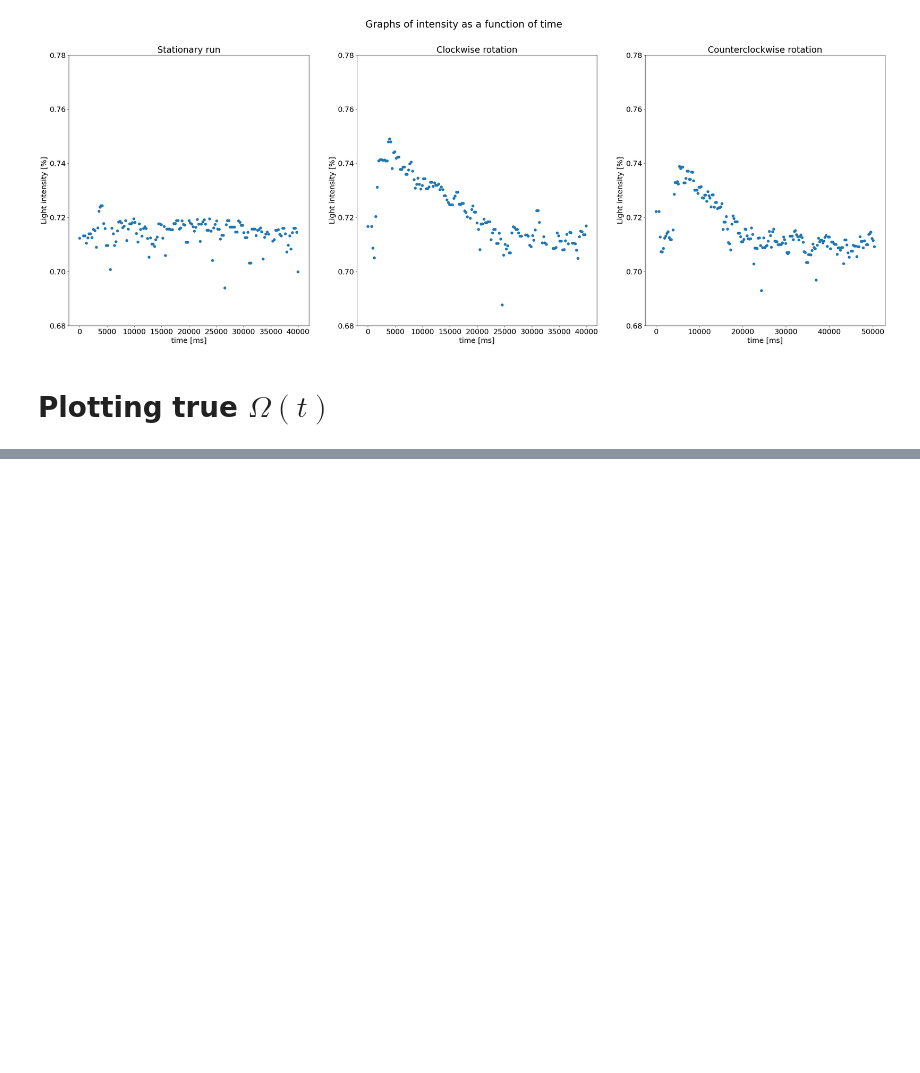
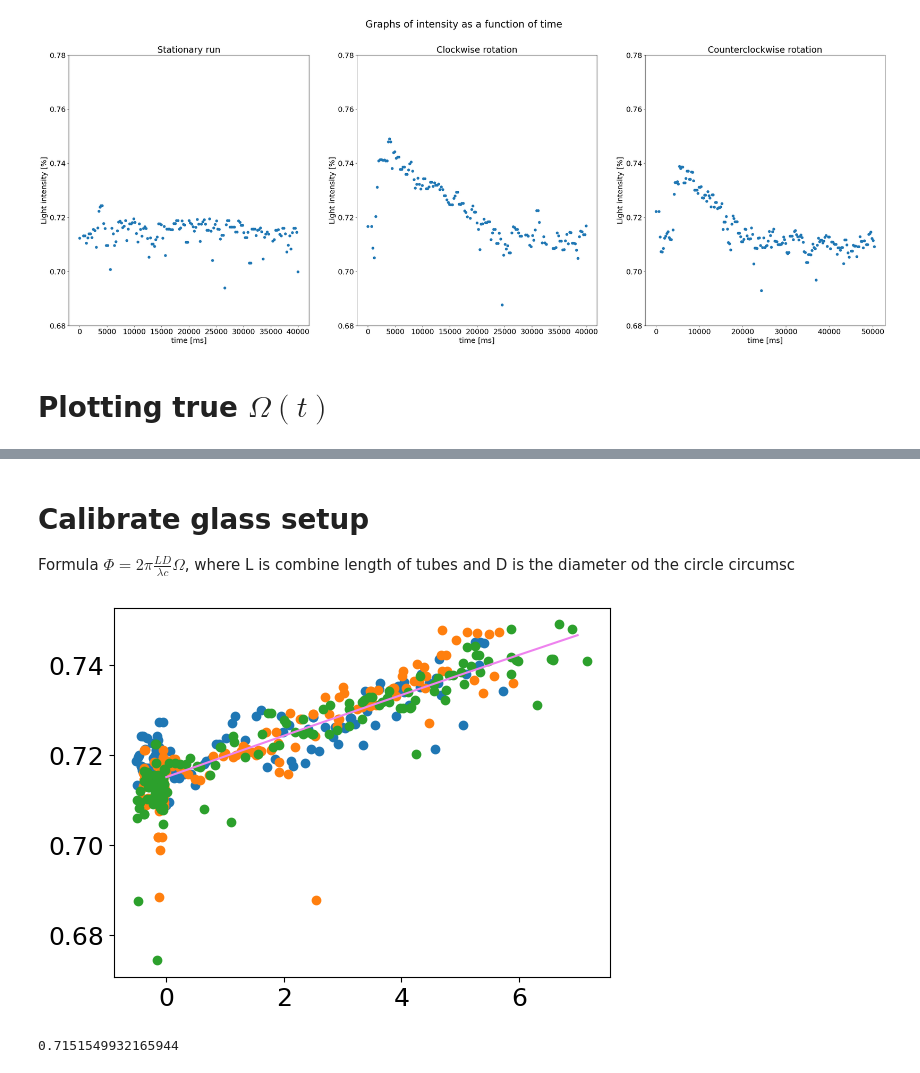
Before and after one commit to MartinOpat/Lab2RaspPi, a Jupyter notebook: data/data_processing_glass_tubes.ipynb, the cells around one changed output, grey strips where cells are left out. Cells and saved outputs as stored; diff of their text form; code cells hidden in the pictures; blank space fills up the shorter version.

```diff
--- a/data/data_processing_glass_tubes.ipynb
+++ b/data/data_processing_glass_tubes.ipynb
@@ -124,0 +130,46 @@ plt.show()
+# %% [markdown]
+#  Calibrate glass setup
+Formula $\Phi = 2\pi \frac{LD}{\lambda c} \Omega$, where L is combine length of tubes and D is the diameter od the circle circumsc
+# %%
+# consts
+pi = np.pi
+R = A = (9.3*12.25) / 10000  # m
+c = 299792458  # m / s
+lambda_c = 532 * 10**(-9)  # m
+L = 4*pi*5.85/100 + 2*(9.3+12.25)/100  # m
+D = 15.38/100  # m
+# %%
+def fit_func(x, a, b):
+    # return b - a*x
+    return b*np.cos(2*pi*L*D*x/(lambda_c * c)+a)
+
+def fit_func_const(x, a):
+    return a
+# %%
+calibration_omega = np.array([])
+calibration_intensity = np.array([])
+
+for i in [12, 13, 14]:
+    calibration_omega = np.append(calibration_omega, np.array(data_all[i]["Omega"]))
+    calibration_intensity = np.append(calibration_intensity, np.array(data_all[i]["intensity"]))
+# %%
+# calc fit
+popt, pcov = opt.curve_fit(fit_func, calibration_omega, calibration_intensity, bounds=[(-pi, 0), (pi, 1)])
+da, db = np.sqrt(np.diag(pcov))
+a, b = popt
+# %%
+# plot fit
+xs = np.linspace(0, 7, 1000)
+for i in [12, 13, 14]:
+    plt.scatter(data_all[i]["Omega"], data_all[i]["intensity"])
+plt.plot(xs, fit_func(xs, *popt), c="violet")
+plt.show()
+# %% [output]
+[figure, added]
+# %%
+I0 = b
+alpha = a
+
+print(I0*np.cos(alpha))  # sanity check, yaaay
+# %% [output]
+0.7151549932165944
```
Also changed, not shown: parts of 13 cells of this notebook.
